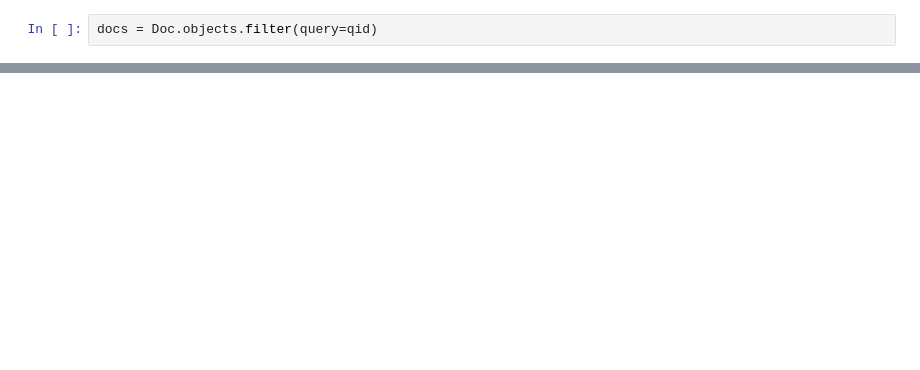
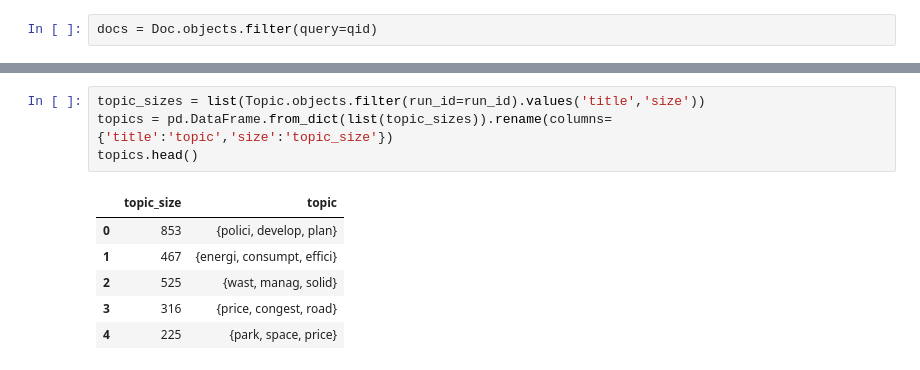
Before and after one commit to mcc-apsis/cities-1-5, a Jupyter notebook: code/time.ipynb, the cells around one changed output, grey strips where cells are left out. Drawn from its saved outputs; the diff is of its cells as text; blank space fills up the shorter version.

```diff
--- a/code/time.ipynb
+++ b/code/time.ipynb
@@ -27,3 +52,14 @@ docs = Doc.objects.filter(query=qid)
+# %%
+topic_sizes = list(Topic.objects.filter(run_id=run_id).values('title','size'))
+topics = pd.DataFrame.from_dict(list(topic_sizes)).rename(columns={'title':'topic','size':'topic_size'})
+topics.head()
+# %% [output]
+|  | topic_size | topic |
+| 0 | 853 | {polici, develop, plan} |
+| 1 | 467 | {energi, consumpt, effici} |
+| 2 | 525 | {wast, manag, solid} |
+| 3 | 316 | {price, congest, road} |
+| 4 | 225 | {park, space, price} |
 # %%
 tvalues = []
 dns = 0
```
Also changed, not shown: parts of 11 cells of this notebook, 4 other files.
